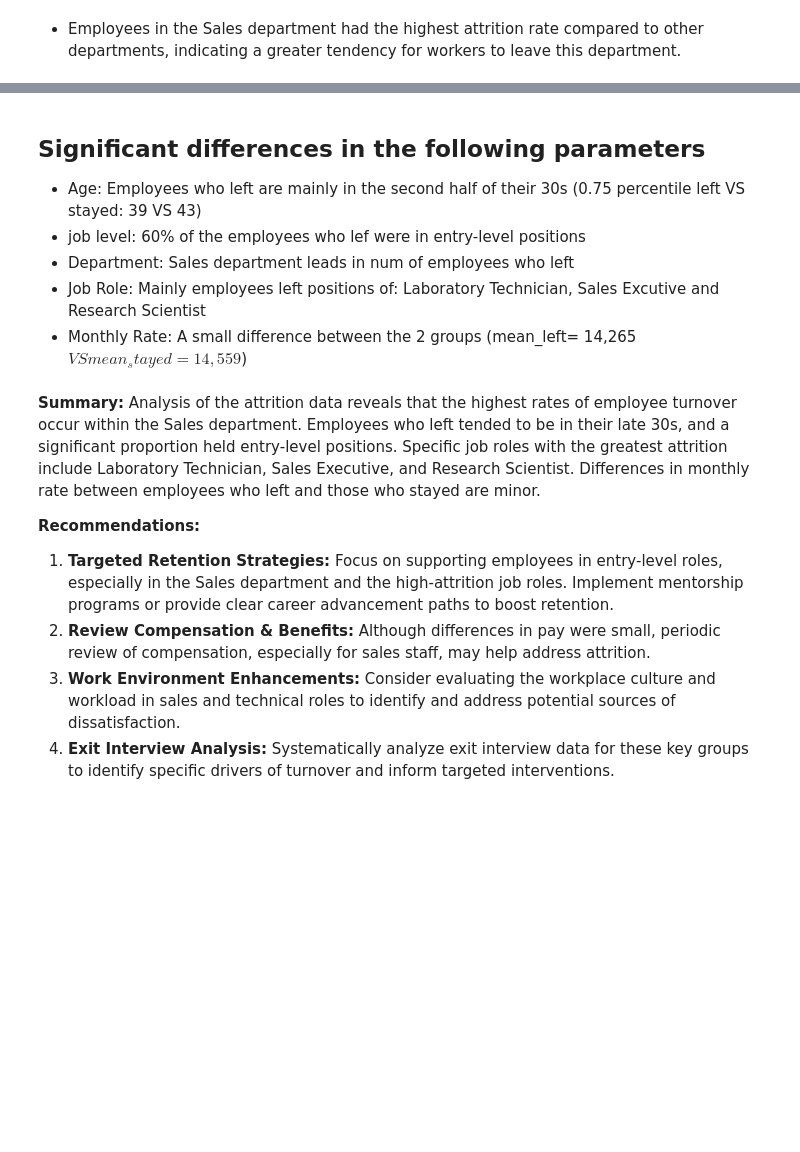
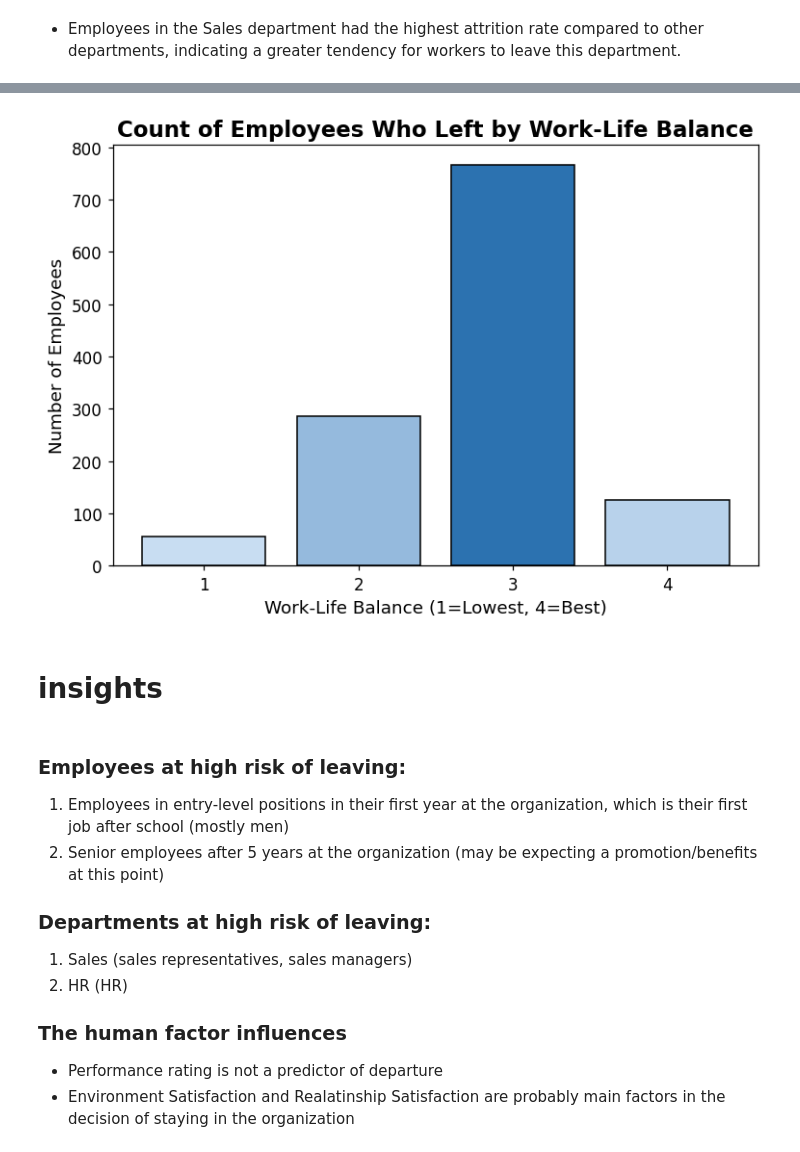
Before and after one commit to MaayanBH/HR_DataAnalysis, a Jupyter notebook: python_data_project.ipynb, the cells around one changed output, grey strips where cells are left out. Cells and saved outputs as stored; diff of their text form; code cells hidden in the pictures; blank space fills up the shorter version.

```diff
--- a/python_data_project.ipynb
+++ b/python_data_project.ipynb
@@ -836,19 +919,50 @@ plt.show()
+# %%
+# Visualization: Bar chart of employees who left by WorkLifeBalance, with varying blue contrast for each bar based on value.
+# @viz.mdc
+
+import matplotlib.pyplot as plt
+import numpy as np
+
+wlb_counts = df_merged_left.groupby("WorkLifeBalance")["EmployeeNumber"].count()
+indices = wlb_counts.index.astype(str)
+values = wlb_counts.values
+n_bars = len(values)
+
+# Blue color mapping: from light blue (low) to deeper blue (high)
+min_blue = np.array([200, 221, 242]) / 255  # Light blue
+max_blue = np.array([44, 114, 176]) / 255   # Deep blue
+
+if n_bars > 1:
+    norm_values = (values - min(values)) / (max(values) - min(values))
+else:
+    norm_values = np.array([1.0] * n_bars)
+
+colors = [min_blue + (max_blue - min_blue) * nv for nv in norm_values]
+
+plt.figure(figsize=(7,5), dpi=110)
+plt.bar(indices, values, color=colors, edgecolor='black')
+
+plt.title("Count of Employees Who Left by Work-Life Balance", fontsize=15, weight='bold')
+plt.xlabel("Work-Life Balance (1=Lowest, 4=Best)", fontsize=12)
+plt.ylabel("Number of Employees", fontsize=12)
+plt.xticks(fontsize=11)
+plt.yticks(fontsize=11)
+plt.tight_layout()
+plt.show()
+# %% [output]
+[figure, added]
 # %% [markdown]
 
-
- ## Significant differences in the following parameters
-
-* Age: Employees who left are mainly in the second half of their 30s (0.75 percentile left VS stayed: 39 VS 43)
-* job level: 60% of the employees who lef were in entry-level positions
-* Department: Sales department leads in num of employees who left
-* Job Role: Mainly employees left positions of: Laboratory Technician, Sales Excutive and Research Scientist
-* Monthly Rate: A small difference between the 2 groups (mean_left= 14,265$ VS mean_stayed= 14,559$)
+# insights
 # %% [markdown]
-**Summary:**
-Analysis of the attrition data reveals that the highest rates of employee turnover occur within the Sales department. Employees who left tended to be in their late 30s, and a significant proportion held entry-level positions. Specific job roles with the greatest attrition include Laboratory Technician, Sales Executive, and Research Scientist. Differences in monthly rate between employees who left and those who stayed are minor.
+### Employees at high risk of leaving:
+1) Employees in entry-level positions in their first year at the organization, which is their first job after school (mostly men)
+2) Senior employees after 5 years at the organization (may be expecting a promotion/benefits at this point)
 
-**Recommendations:**
-1. **Targeted Retention Strategies:** Focus on supporting employees in entry-level roles, especially in the Sales department and the high-attrition job roles. Implement mentorship programs or provide clear career advancement paths to boost retention.
-2. **Review Compensation & Benefits:** Although differences in pay were small, periodic review of compensation, especially for sales staff, may help address attrition.
-3. **Work Environment Enhancements:** Consider evaluating the workplace culture and workload in sales and technical roles to identify and address potential sources of dissatisfaction.
-4. **Exit Interview Analysis:** Systematically analyze exit interview data for these key groups to identify specific drivers of turnover and inform targeted interventions.
+### Departments at high risk of leaving:
+1) Sales (sales representatives, sales managers)
+2) HR (HR)
+
+### The human factor influences
+* Performance rating is not a predictor of departure
+* Environment Satisfaction and Realatinship Satisfaction are probably main factors in the decision of staying in the organization
```
Also changed, not shown: parts of 8 cells of this notebook.
